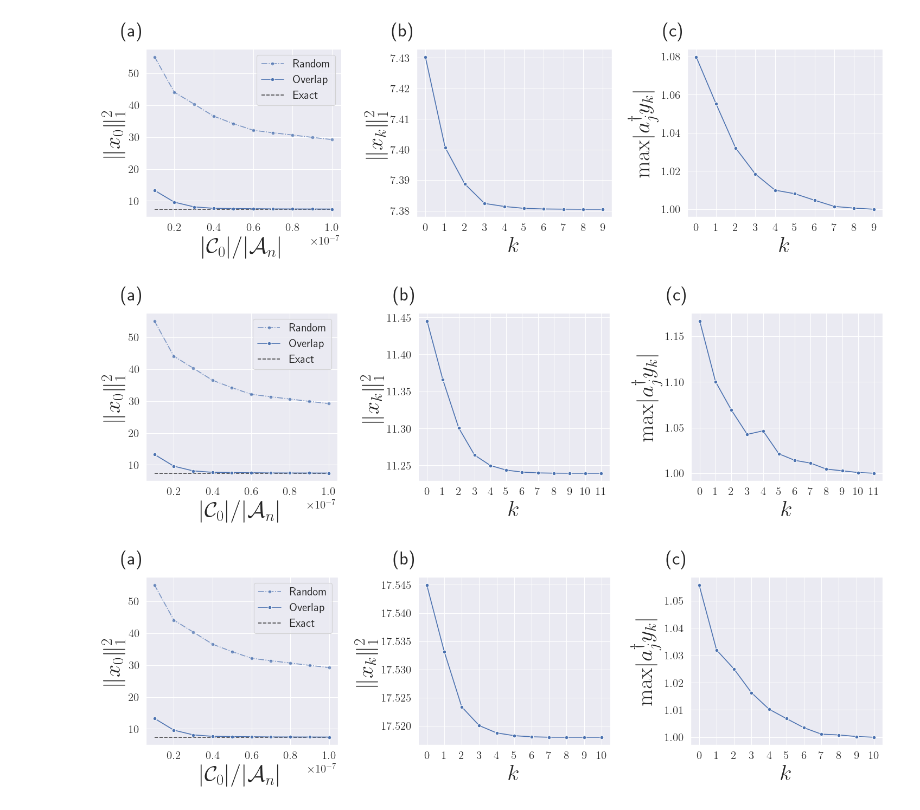
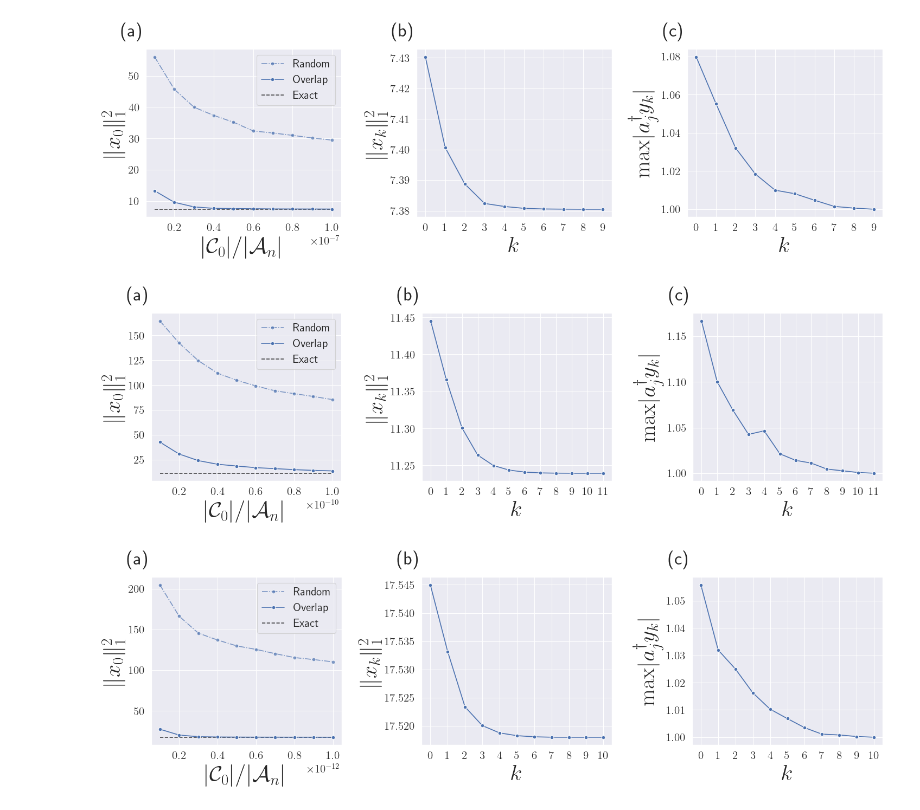
Before and after one commit to quantum-programming/stabilizer_extent, a Jupyter notebook: notebooks/make_fig.ipynb, the cells around one changed output. Saved outputs shown, nothing was run; the diff lists cells and outputs as text; code cells hidden in the pictures.

Commit message:
make figure for CG_9

```diff
--- a/notebooks/make_fig.ipynb
+++ b/notebooks/make_fig.ipynb
@@ -69,34 +69,34 @@ def visualize_CG(n, kind, ax1, ax2):
             extends.append(extend)
             max_values.append(max_value)
 
     sns.lineplot(x=list(range(len(extends))), y=extends, ax=ax1, marker="o")
     ax1.set_xlabel("$k$", fontsize=30)
     ax1.set_ylabel("$\\lVert x_k \\rVert_1^2$", fontsize=30)
     ax1.set_xticks(list(range(len(extends))))
     sns.lineplot(x=list(range(len(max_values))), y=max_values, ax=ax2, marker="o")
     ax2.set_xlabel("$k$", fontsize=30)
     ax2.set_ylabel("$\max \\lvert a_j^\dagger y_k \\rvert$", fontsize=30)
     ax2.set_xticks(list(range(len(max_values))))
 
 
 if __name__ == "__main__":
     for n in [7, 8, 9]:
         fig = plt.figure(figsize=(15, 5))
         ax1 = plt.subplot(1, 3, 1)
-        visualize_performance(7, "pure", ax1)
+        visualize_performance(n, "pure", ax1)
         ax2 = plt.subplot(1, 3, 2)
         ax3 = plt.subplot(1, 3, 3)
         visualize_CG(n, "pure", ax2, ax3)
 
         ax1.set_title("(a)", fontsize=25, x=-0.07, y=1.05)
         ax2.set_title("(b)", fontsize=25, x=-0.07, y=1.05)
         ax3.set_title("(c)", fontsize=25, x=-0.07, y=1.05)
 
         plt.tight_layout()
-        # plt.savefig(f"../image/CG_{n}.pdf", bbox_inches="tight", pad_inches=0.1)
+        plt.savefig(f"../image/CG_{n}.pdf", bbox_inches="tight", pad_inches=0.1)
         plt.show()
         plt.close()
 # %% [output]
 [figure]
-[figure, old version]
+[figure, new version]
-[figure, old version]
+[figure, new version]
```
Also changed, not shown: 3 other files.
